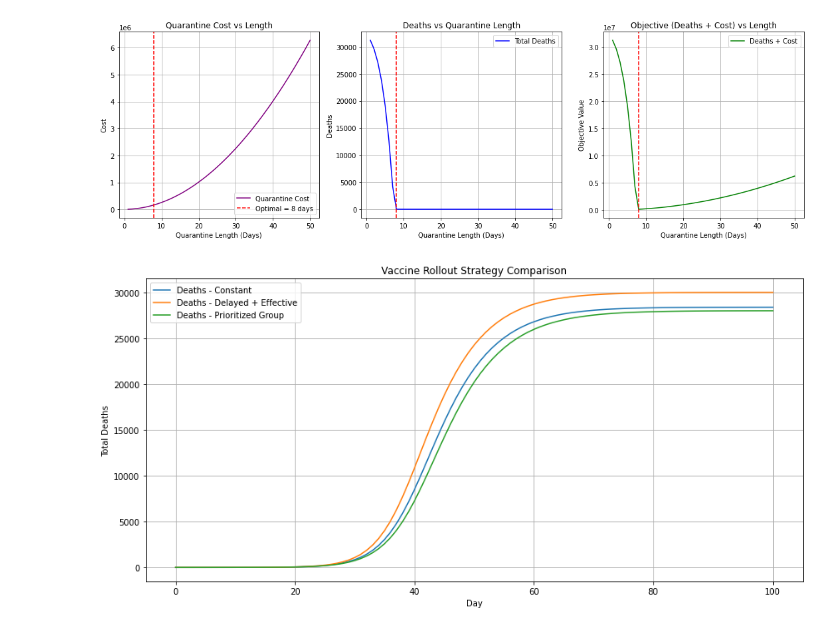
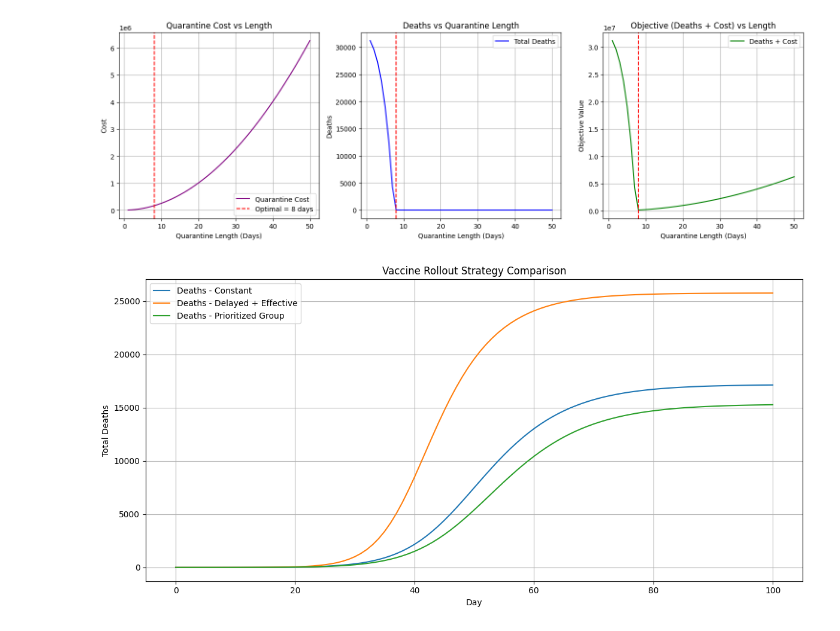
Before and after one commit to rwalsh7231/543T-Final-Project, a Jupyter notebook: Disease Analysis.ipynb, the cells around one changed output. Saved outputs shown, nothing was run; the diff lists cells and outputs as text; code cells hidden in the pictures.

```diff
--- a/Disease Analysis.ipynb
+++ b/Disease Analysis.ipynb
@@ -44,6 +44,6 @@ plt.show()
 # %%
 # Total pop, infection rate, recovery rate, death rate, crossInfectivity, StartInfected, quarantine leak rate, quarantine time
-group3 = DiseaseAnalysis.Population(100, 0.50, 0.1, 0.05, 0.01, True, 0.25, 14)
+group3 = DiseaseAnalysis.Population(10000, 0.25, 0.05, 0.01, 0.01, True, 0, 14)
 
 S = [group3.S]
 I = [group3.I]
@@ -66,7 +66,7 @@ plt.plot(R, label="R")
 plt.plot(D, label="D")
 plt.xlabel("Time")
 plt.ylabel("Populations")
-plt.title("SIRD MODEL SIMULATION")
+plt.title("SIRD MODEL SIMULATION Quarantine 14 days")
 plt.legend()
 plt.show()
 
@@ -277,61 +291,81 @@ Optimal Quarantine Length: 8 days
 Minimized (Deaths + Cost): 175657.20
 [figure]
 # %%
-def simulate_with_vaccine(pop, days=100, rollout_plan=None):
+def simulate_with_vaccine(pops, days=100, rollout_plan=None):
     """
     Simulates disease spread with a custom vaccine rollout plan.
     rollout_plan: function(day, pop) → (num_vaccines, efficacy)
     """
-    S, I, R, D = [pop.S], [pop.I], [pop.R], [pop.D]
+    S, I, R, D = [sum(pop.S for pop in pops)], [sum(pop.I for pop in pops)], [sum(pop.R for pop in pops)], [sum(pop.D for pop in pops)]
 
     for day in range(days):
-        if rollout_plan:
-            num_vax, eff = rollout_plan(day, pop)
-            pop.apply_vaccination(num_vax, eff)
-        pop.SIRD()
-        S.append(pop.S)
-        I.append(pop.I)
-        R.append(pop.R)
-        D.append(pop.D)
+        for pop in pops:
+            if rollout_plan:
+                num_vax, eff = rollout_plan(day, pop)
+                pop.apply_vaccination(num_vax, eff)
+            pop.SIRD()
+
+        DiseaseAnalysis.crossInfect(pops)
+
+        S.append(sum(pop.S for pop in pops))
+        I.append(sum(pop.I for pop in pops))
+        R.append(sum(pop.R for pop in pops))
+        D.append(sum(pop.D for pop in pops))
 
     return S, I, R, D
 
+# ALT VERSIONS, based on population portions
 def constant_rollout(day, pop):
-    return (200, 0.95)  # 200 people per day, 95% effective
+    return (pop.S / 100), 0.95  # 1% people per day, 95% effective
 
 def delayed_high_efficacy(day, pop):
     if day < 20:
-        return (0, 0)  # wait for better vaccines
-    return (200, 0.98)
+        return 0, 0  # wait for better vaccines
+    return (pop.S / 100), 0.98
 
 def priority_group_first(day, pop):
     group_size = 0.1 * pop.N
     vaccinated_so_far = pop.R + pop.D  # Approximate
     if vaccinated_so_far < group_size:
-        return (300, 0.9)  # faster early rollout
-    return (100, 0.95)  # normal pace after
+        return ((pop.S * 1.5) / 100), 0.9  # faster early rollout
+    return (pop.S / 100), 0.95  # normal pace after
+
+# def constant_rollout(day, pop):
+#     return (200, 0.95)  # 200 people per day, 95% effective
+#
+# def delayed_high_efficacy(day, pop):
+#     if day < 20:
+#         return (0, 0)  # wait for better vaccines
+#     return (200, 0.98)
+#
+# def priority_group_first(day, pop):
+#     group_size = 0.1 * pop.N
+#     vaccinated_so_far = pop.R + pop.D  # Approximate
+#     if vaccinated_so_far < group_size:
+#         return (300, 0.9)  # faster early rollout
+#     return (100, 0.95)  # normal pace after
 
 # Create population
 pop1 = DiseaseAnalysis.Population(100000, 0.5, 0.1, 0.05, 0.01, True, quarantineLeak=0.0, quarantineLength=0)
 pop2 = DiseaseAnalysis.Population(100000, 0.5, 0.1, 0.05, 0.01, True, quarantineLeak=0.0, quarantineLength=0)
 pop3 = DiseaseAnalysis.Population(100000, 0.5, 0.1, 0.05, 0.01, True, quarantineLeak=0.0, quarantineLength=0)
 
 # Simulate
-S1, I1, R1, D1 = simulate_with_vaccine(pop1, rollout_plan=constant_rollout)
-S2, I2, R2, D2 = simulate_with_vaccine(pop2, rollout_plan=delayed_high_efficacy)
-S3, I3, R3, D3 = simulate_with_vaccine(pop3, rollout_plan=priority_group_first)
+S1, I1, R1, D1 = simulate_with_vaccine([pop1], rollout_plan=constant_rollout)
+S2, I2, R2, D2 = simulate_with_vaccine([pop2], rollout_plan=delayed_high_efficacy)
+S3, I3, R3, D3 = simulate_with_vaccine([pop3], rollout_plan=priority_group_first)
 
 # Plot
 plt.figure(figsize=(12, 6))
 plt.plot(D1, label="Deaths - Constant")
 plt.plot(D2, label="Deaths - Delayed + Effective")
 plt.plot(D3, label="Deaths - Prioritized Group")
 plt.title("Vaccine Rollout Strategy Comparison")
 plt.xlabel("Day")
 plt.ylabel("Total Deaths")
 plt.legend()
 plt.grid(True)
 plt.tight_layout()
 plt.show()
 # %% [output]
-[figure, old version]
+[figure, new version]
```
Also changed, not shown: parts of 11 cells of this notebook, 1 other file.
